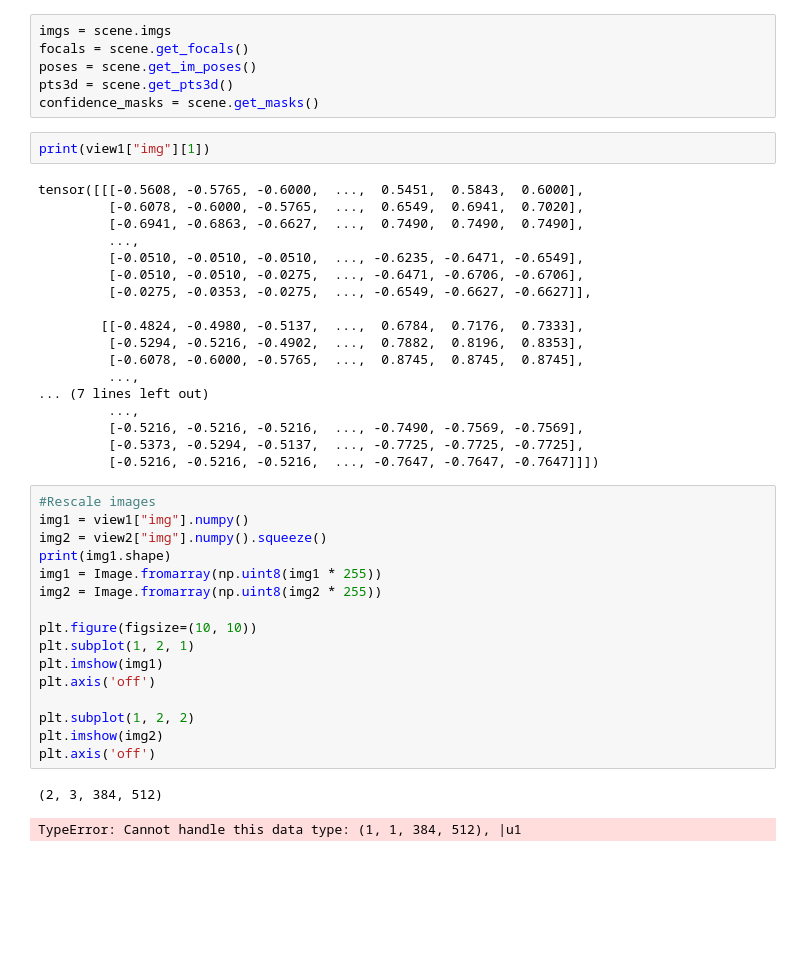
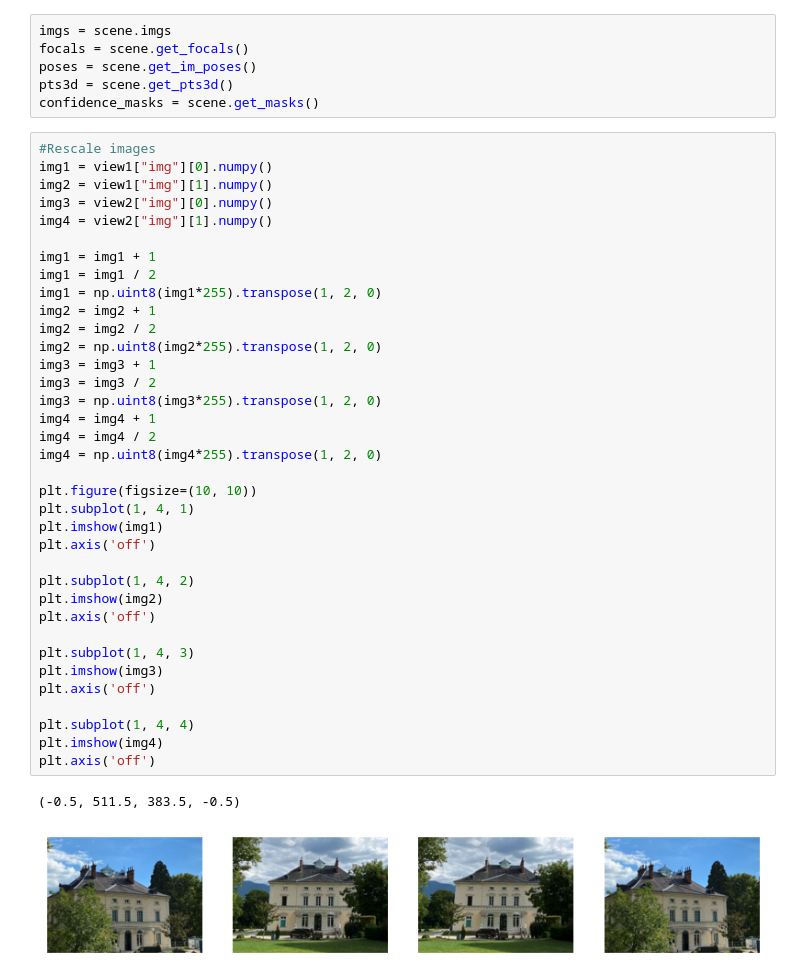
Before and after one commit to tauzn-clock/dust3r, a Jupyter notebook: playground.ipynb, the cells around one changed output. Saved outputs shown, nothing was run; the diff lists cells and outputs as text; blank space fills up the shorter version.

```diff
--- a/playground.ipynb
+++ b/playground.ipynb
@@ -60,42 +63,42 @@ focals = scene.get_focals()
 poses = scene.get_im_poses()
 pts3d = scene.get_pts3d()
 confidence_masks = scene.get_masks()
-# %%
-print(view1["img"][1])
-# %% [output]
-tensor([[[-0.5608, -0.5765, -0.6000,  ...,  0.5451,  0.5843,  0.6000],
-         [-0.6078, -0.6000, -0.5765,  ...,  0.6549,  0.6941,  0.7020],
-         [-0.6941, -0.6863, -0.6627,  ...,  0.7490,  0.7490,  0.7490],
-         ...,
-         [-0.0510, -0.0510, -0.0510,  ..., -0.6235, -0.6471, -0.6549],
-         [-0.0510, -0.0510, -0.0275,  ..., -0.6471, -0.6706, -0.6706],
-         [-0.0275, -0.0353, -0.0275,  ..., -0.6549, -0.6627, -0.6627]],
-
-        [[-0.4824, -0.4980, -0.5137,  ...,  0.6784,  0.7176,  0.7333],
-         [-0.5294, -0.5216, -0.4902,  ...,  0.7882,  0.8196,  0.8353],
-         [-0.6078, -0.6000, -0.5765,  ...,  0.8745,  0.8745,  0.8745],
-         ...,
-... (7 lines left out)
-         ...,
-         [-0.5216, -0.5216, -0.5216,  ..., -0.7490, -0.7569, -0.7569],
-         [-0.5373, -0.5294, -0.5137,  ..., -0.7725, -0.7725, -0.7725],
-         [-0.5216, -0.5216, -0.5216,  ..., -0.7647, -0.7647, -0.7647]]])
 # %%
 #Rescale images
-img1 = view1["img"].numpy()
-img2 = view2["img"].numpy().squeeze()
-print(img1.shape)
-img1 = Image.fromarray(np.uint8(img1 * 255))
-img2 = Image.fromarray(np.uint8(img2 * 255))
+img1 = view1["img"][0].numpy()
+img2 = view1["img"][1].numpy()
+img3 = view2["img"][0].numpy()
+img4 = view2["img"][1].numpy()
+
+img1 = img1 + 1
+img1 = img1 / 2
+img1 = np.uint8(img1*255).transpose(1, 2, 0)
+img2 = img2 + 1
+img2 = img2 / 2
+img2 = np.uint8(img2*255).transpose(1, 2, 0)
+img3 = img3 + 1
+img3 = img3 / 2
+img3 = np.uint8(img3*255).transpose(1, 2, 0)
+img4 = img4 + 1
+img4 = img4 / 2
+img4 = np.uint8(img4*255).transpose(1, 2, 0)
 
 plt.figure(figsize=(10, 10))
-plt.subplot(1, 2, 1)
+plt.subplot(1, 4, 1)
 plt.imshow(img1)
 plt.axis('off')
 
-plt.subplot(1, 2, 2)
+plt.subplot(1, 4, 2)
 plt.imshow(img2)
 plt.axis('off')
+
+plt.subplot(1, 4, 3)
+plt.imshow(img3)
+plt.axis('off')
+
+plt.subplot(1, 4, 4)
+plt.imshow(img4)
+plt.axis('off')
 # %% [output]
-(2, 3, 384, 512)
+(-0.5, 511.5, 383.5, -0.5)
-TypeError: Cannot handle this data type: (1, 1, 384, 512), |u1
+[figure, added]
```
Also changed, not shown: parts of 5 cells of this notebook.
